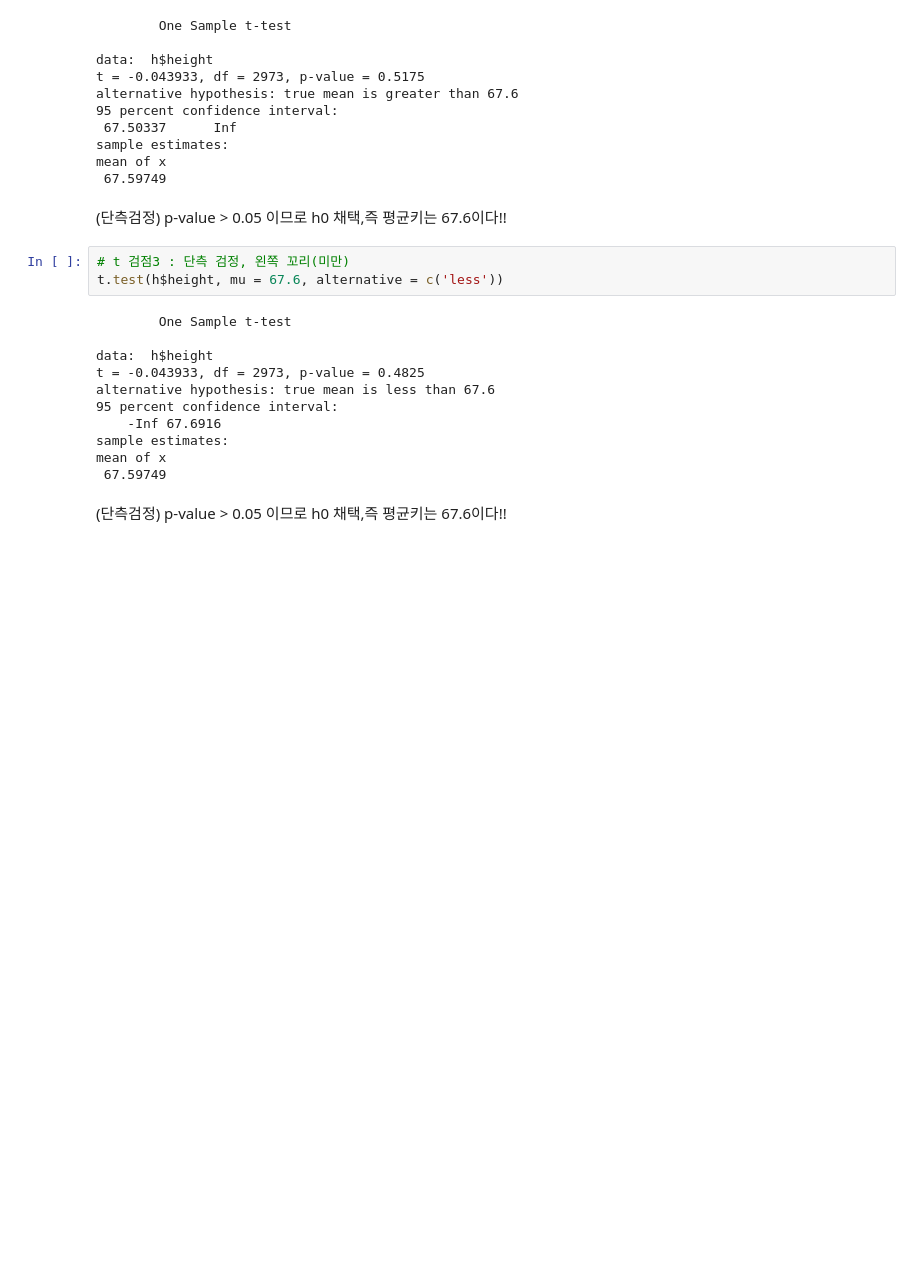
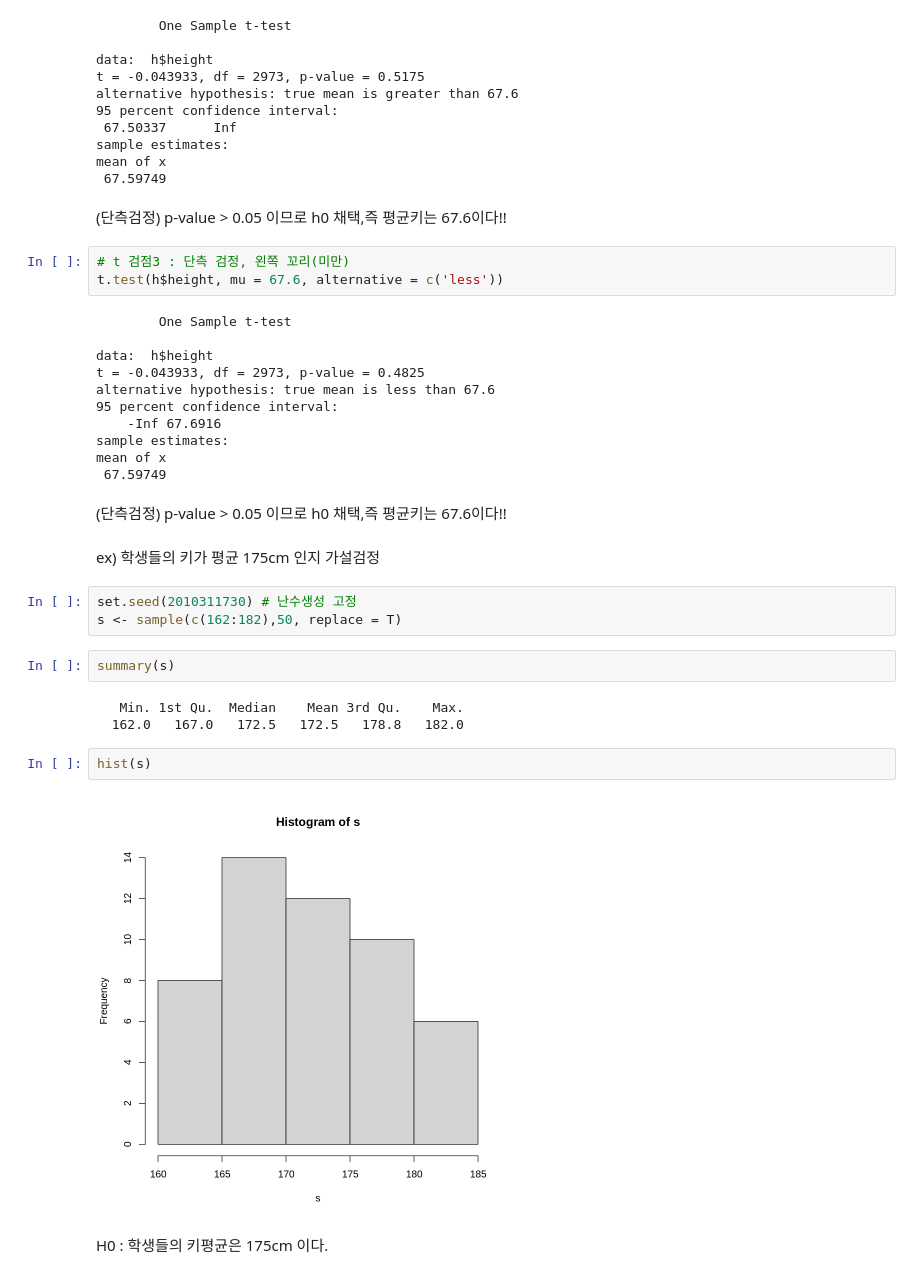
Before and after one commit to gyujin0450/Rstudy, a Jupyter notebook: R13_추정과검정.ipynb, the cells around one changed output. Cells and saved outputs as stored; diff of their text form; blank space fills up the shorter version.

```diff
--- a/R13_추정과검정.ipynb
+++ b/R13_추정과검정.ipynb
@@ -96,3 +96,19 @@ mean of x
  67.59749
 # %% [markdown]
 (단측검정) p-value > 0.05 이므로 h0 채택,즉 평균키는 67.6이다!!
+# %% [markdown]
+ex) 학생들의 키가 평균 175cm 인지 가설검정
+# %%
+set.seed(2010311730) # 난수생성 고정
+s <- sample(c(162:182),50, replace = T)
+# %%
+summary(s)
+# %% [output]
+   Min. 1st Qu.  Median    Mean 3rd Qu.    Max.
+  162.0   167.0   172.5   172.5   178.8   182.0
+# %%
+hist(s)
+# %% [output]
+[figure, added]
+# %% [markdown]
+H0 : 학생들의 키평균은 175cm 이다.
```
Also changed, not shown: parts of 31 cells of this notebook.
